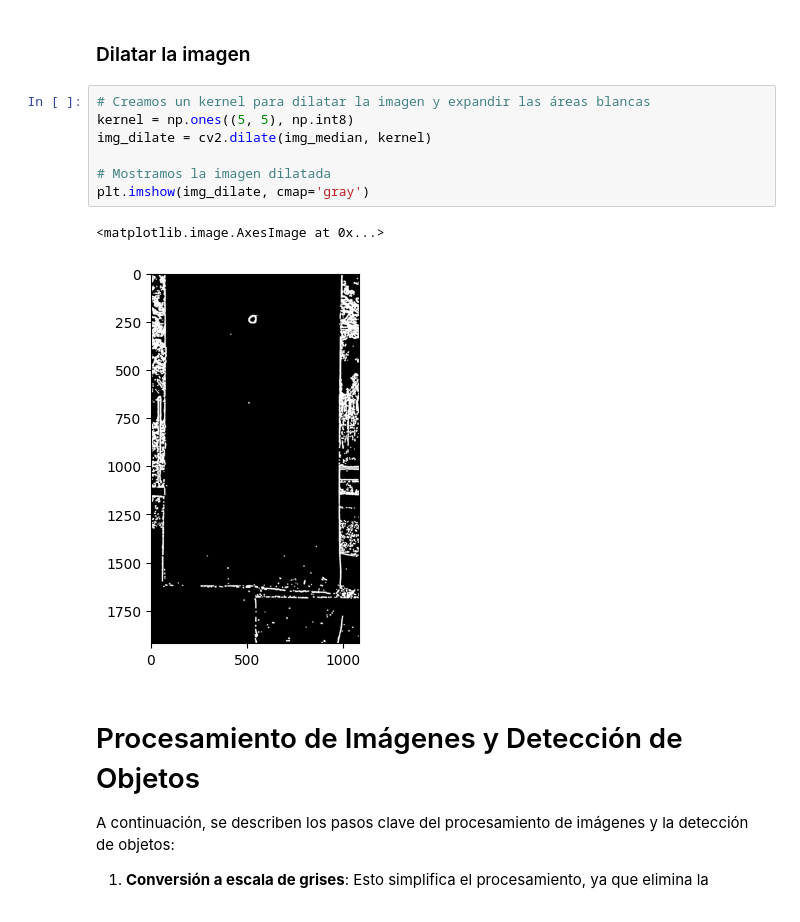
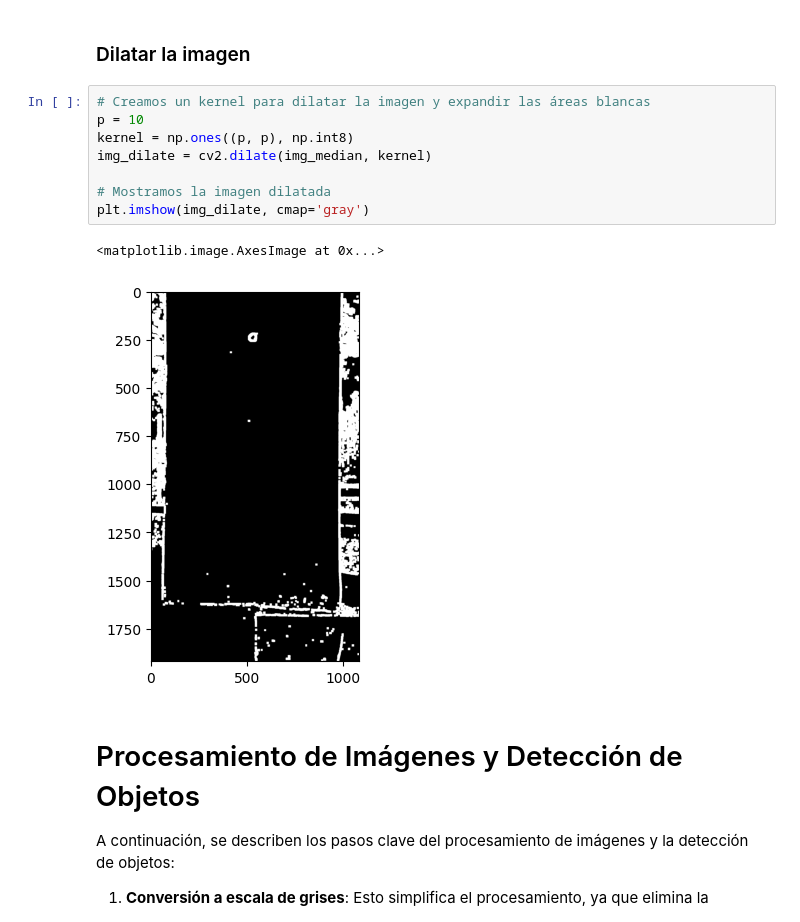
Before and after one commit to GabrielBarrientos99/deteccion_objetos_pixeles, a Jupyter notebook: prediccion.ipynb, the cells around one changed output. Drawn from its saved outputs; the diff is of its cells as text.

```diff
--- a/prediccion.ipynb
+++ b/prediccion.ipynb
@@ -105,14 +105,15 @@ plt.imshow(img_median, cmap='gray')
 ### Dilatar la imagen
 # %%
 # Creamos un kernel para dilatar la imagen y expandir las áreas blancas
-kernel = np.ones((5, 5), np.int8)
+p = 10
+kernel = np.ones((p, p), np.int8)
 img_dilate = cv2.dilate(img_median, kernel)
 
 # Mostramos la imagen dilatada
 plt.imshow(img_dilate, cmap='gray')
 # %% [output]
 <matplotlib.image.AxesImage at 0x...>
-[figure, old version]
+[figure, new version]
 # %% [markdown]
 # Procesamiento de Imágenes y Detección de Objetos
 
```
Also changed, not shown: parts of 1 cell of this notebook, 2 other files.
